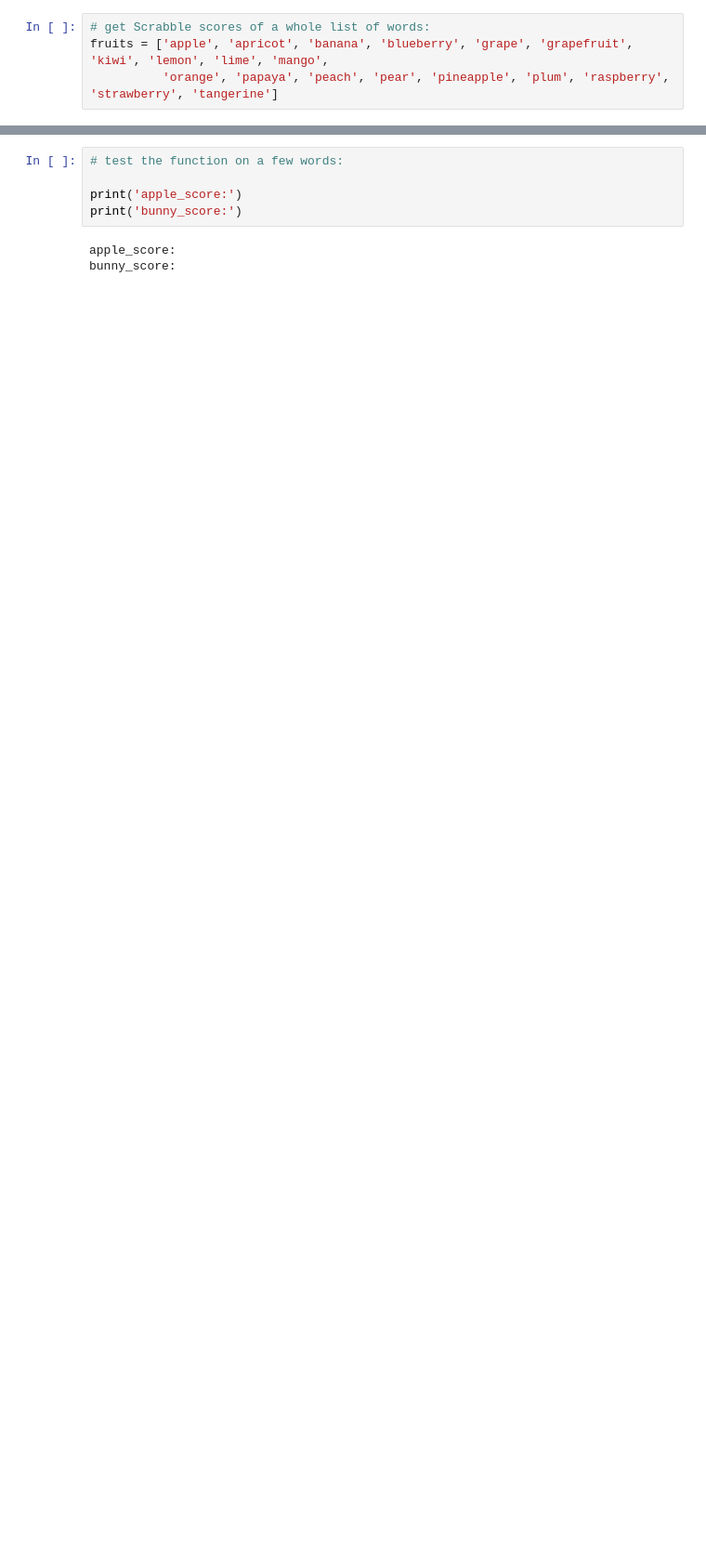
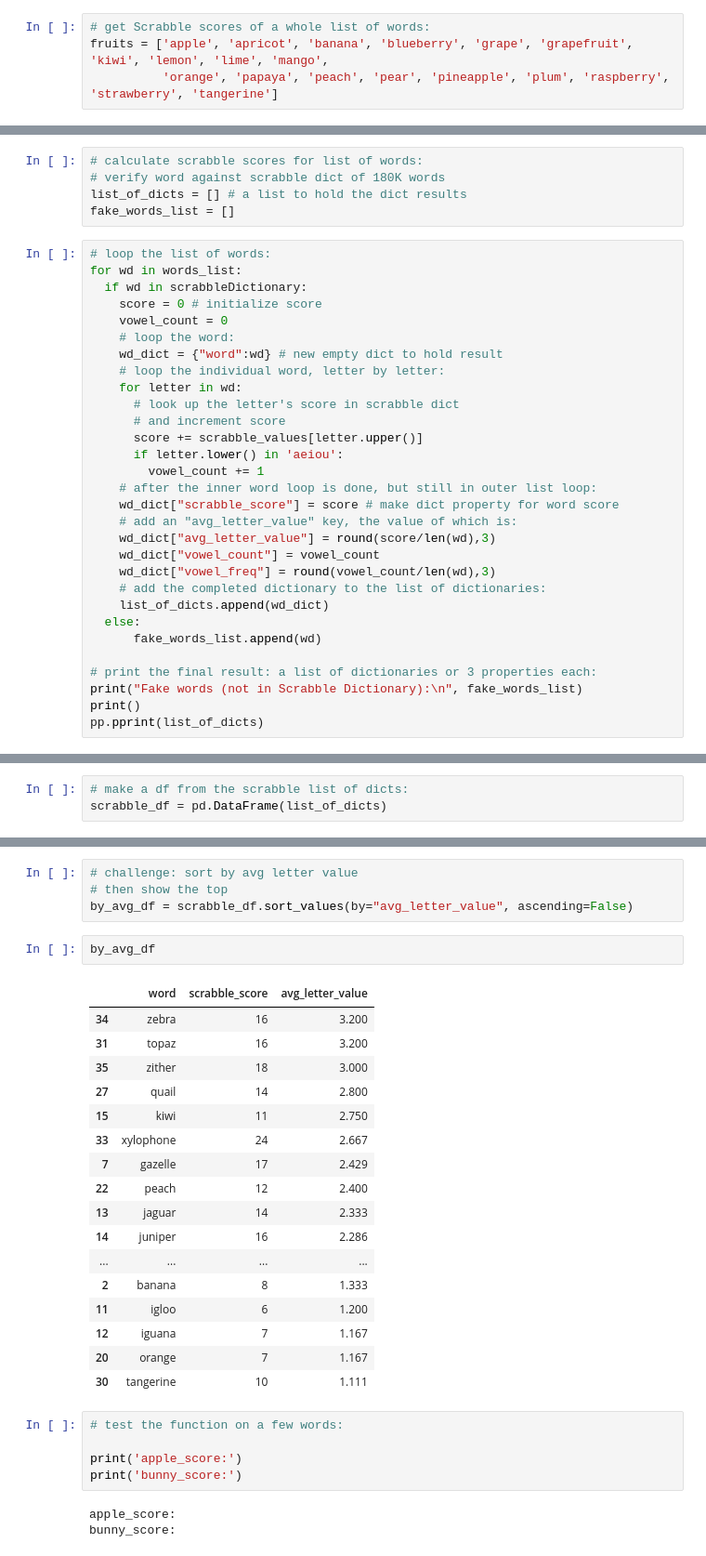
Before and after one commit to brianmccln/Python-Machine-Learning-TMobile-OCt-2025, a Jupyter notebook: __START/_ML_1_5_Polynomial_Regression_START_2.ipynb, the cells around one changed output, grey strips where cells are left out. Shown: that part at 93% size. Saved outputs shown, nothing was run; the diff lists cells and outputs as text; blank space fills up the shorter version.

```diff
--- a/__START/_ML_1_5_Polynomial_Regression_START_2.ipynb
+++ b/__START/_ML_1_5_Polynomial_Regression_START_2.ipynb
@@ -94,0 +182,35 @@ fruits = ['apple', 'apricot', 'banana', 'blueberry', 'grape', 'grapefruit', 'kiw
+# %%
+# calculate scrabble scores for list of words:
+# verify word against scrabble dict of 180K words
+list_of_dicts = [] # a list to hold the dict results
+fake_words_list = []
+# %%
+# loop the list of words:
+for wd in words_list:
+  if wd in scrabbleDictionary:
+    score = 0 # initialize score
+    vowel_count = 0
+    # loop the word:
+    wd_dict = {"word":wd} # new empty dict to hold result
+    # loop the individual word, letter by letter:
+    for letter in wd:
+      # look up the letter's score in scrabble dict
+      # and increment score
+      score += scrabble_values[letter.upper()]
+      if letter.lower() in 'aeiou':
+        vowel_count += 1
+    # after the inner word loop is done, but still in outer list loop:
+    wd_dict["scrabble_score"] = score # make dict property for word score
+    # add an "avg_letter_value" key, the value of which is:
+    wd_dict["avg_letter_value"] = round(score/len(wd),3)
+    wd_dict["vowel_count"] = vowel_count
+    wd_dict["vowel_freq"] = round(vowel_count/len(wd),3)
+    # add the completed dictionary to the list of dictionaries:
+    list_of_dicts.append(wd_dict)
+  else:
+      fake_words_list.append(wd)
+
+# print the final result: a list of dictionaries or 3 properties each:
+print("Fake words (not in Scrabble Dictionary):\n", fake_words_list)
+print()
+pp.pprint(list_of_dicts)
@@ -94,0 +235,3 @@ fruits = ['apple', 'apricot', 'banana', 'blueberry', 'grape', 'grapefruit', 'kiw
+# %%
+# make a df from the scrabble list of dicts:
+scrabble_df = pd.DataFrame(list_of_dicts)
@@ -95,3 +258,27 @@ fruits = ['apple', 'apricot', 'banana', 'blueberry', 'grape', 'grapefruit', 'kiw
+# %%
+# challenge: sort by avg letter value
+# then show the top
+by_avg_df = scrabble_df.sort_values(by="avg_letter_value", ascending=False)
+# %%
+by_avg_df
+# %% [output]
+|  | word | scrabble_score | avg_letter_value |
+| 34 | zebra | 16 | 3.200 |
+| 31 | topaz | 16 | 3.200 |
+| 35 | zither | 18 | 3.000 |
+| 27 | quail | 14 | 2.800 |
+| 15 | kiwi | 11 | 2.750 |
+| 33 | xylophone | 24 | 2.667 |
+| 7 | gazelle | 17 | 2.429 |
+| 22 | peach | 12 | 2.400 |
+| 13 | jaguar | 14 | 2.333 |
+| 14 | juniper | 16 | 2.286 |
+| ... | ... | ... | ... |
+| 2 | banana | 8 | 1.333 |
+| 11 | igloo | 6 | 1.200 |
+| 12 | iguana | 7 | 1.167 |
+| 20 | orange | 7 | 1.167 |
+| 30 | tangerine | 10 | 1.111 |
 # %%
 # test the function on a few words:
 
```
Also changed, not shown: parts of 24 cells of this notebook.
